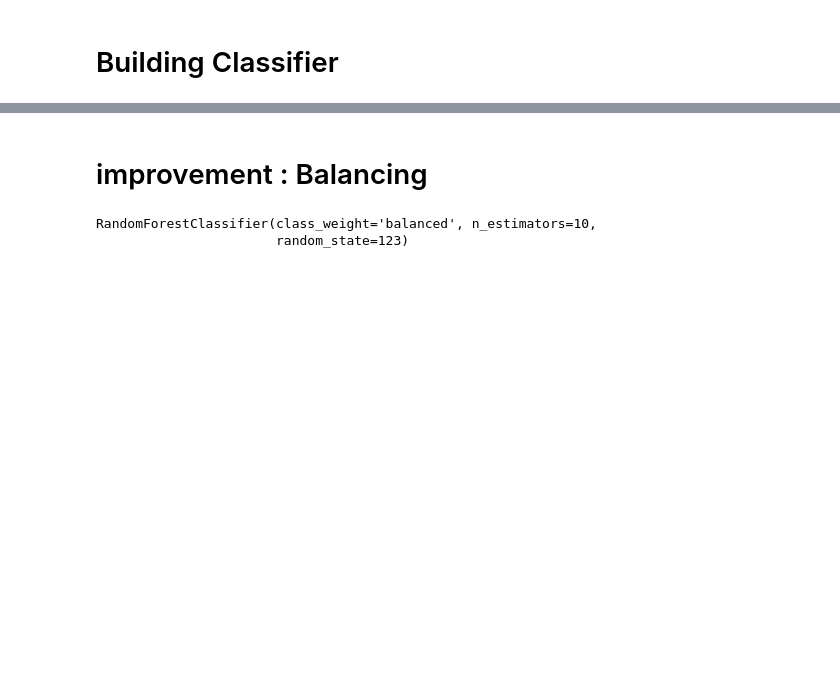
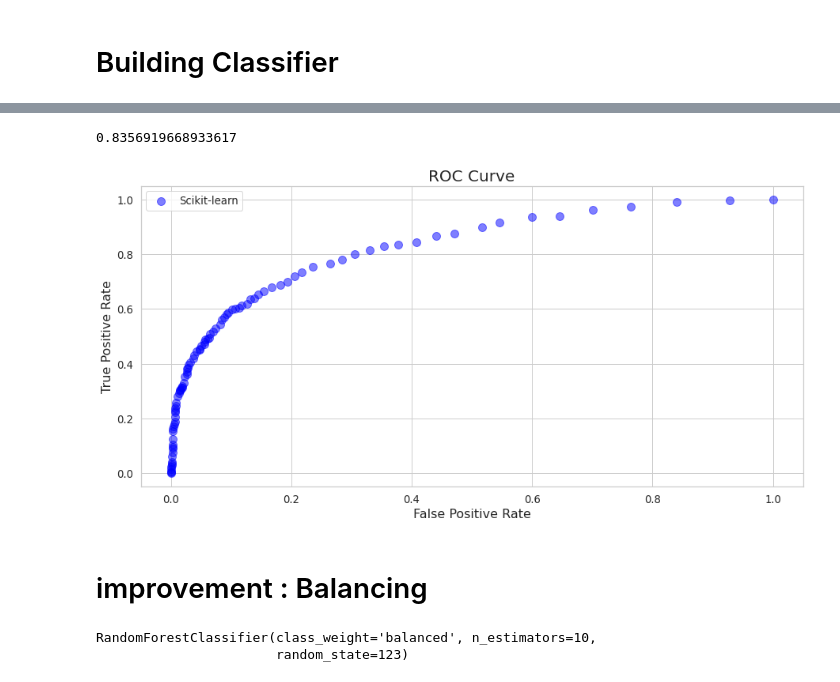
Before and after one commit to Donald954732/INST_0060_datastore, a Jupyter notebook: RandomForest.ipynb, the cells around one changed output, grey strips where cells are left out. Saved outputs shown, nothing was run; the diff lists cells and outputs as text; code cells hidden in the pictures; blank space fills up the shorter version.

```diff
--- a/RandomForest.ipynb
+++ b/RandomForest.ipynb
@@ -258,3 +319,23 @@ f1_score(y_test, y_pred)
+# %%
+from sklearn.metrics import roc_curve
+
+fpr, tpr, thresholds = roc_curve(y_test, prob_vector)
+
+plt.figure(figsize=(15, 7))
+plt.scatter(fpr, tpr, s=100, alpha=0.5, color="blue", label="Scikit-learn")
+plt.title("ROC Curve", fontsize=20)
+plt.xlabel("False Positive Rate", fontsize=16)
+plt.ylabel("True Positive Rate", fontsize=16)
+plt.legend()
+
+from sklearn.metrics import roc_auc_score
+roc_auc_score(y_test,prob_vector)
+
+from sklearn.metrics import confusion_matrix
+print(confusion_matrix(y_test, y_pred))
+# %% [output]
+0.8356919668933617
+[figure, added]
 # %% [markdown]
 # improvement : Balancing
 # %%
```
Also changed, not shown: parts of 20 cells of this notebook, 1 other file.
